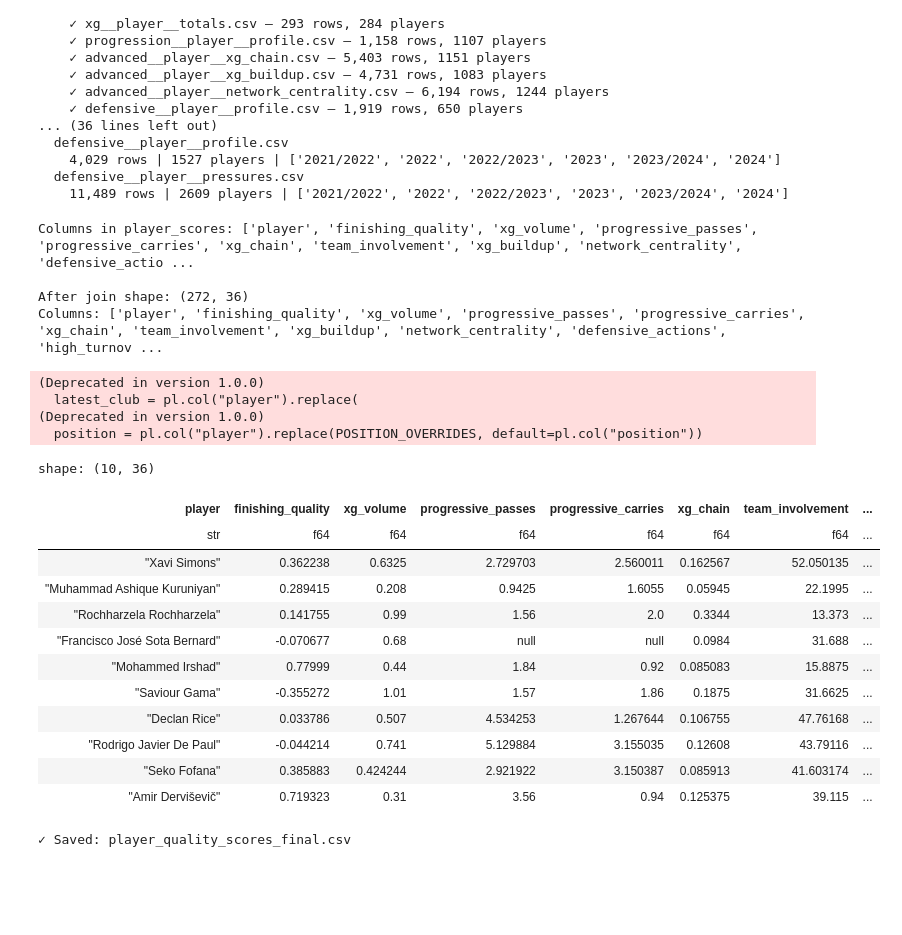
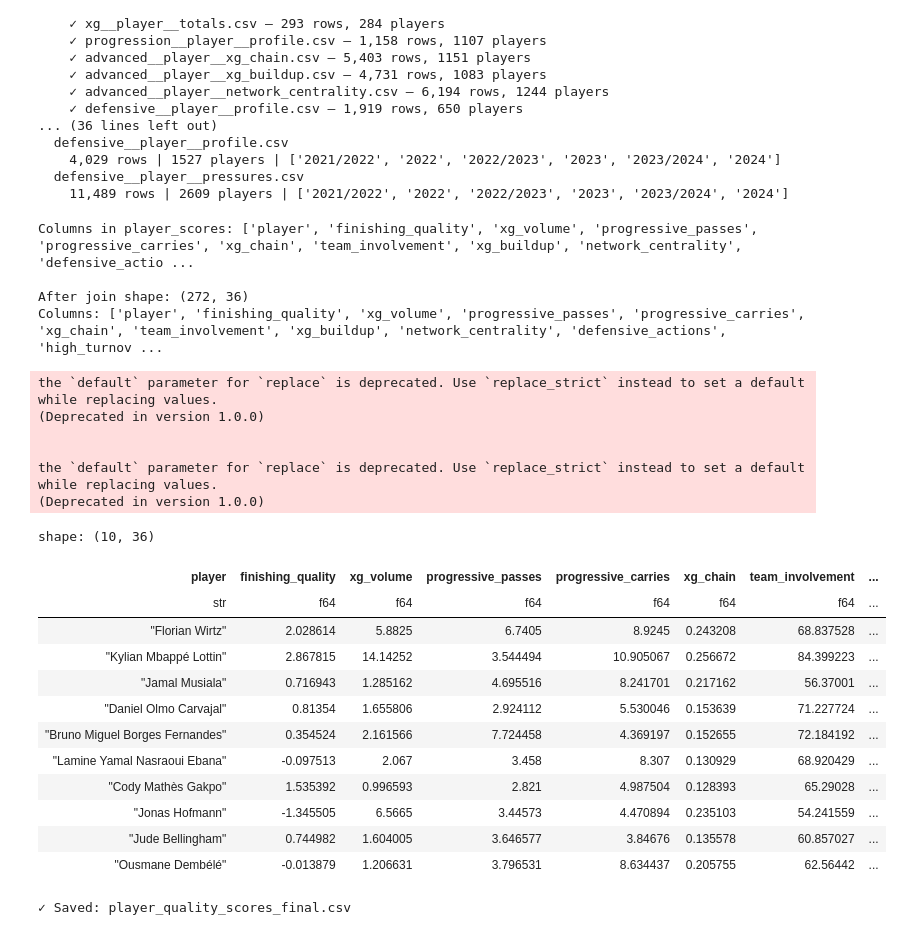
Before and after one commit to soh364/soccer-analytics-capstone-XOh, a Jupyter notebook: eda/EDA_Soomi.ipynb, the cells around one changed output. Drawn from its saved outputs; the diff is of its cells as text; code cells hidden in the pictures; blank space fills up the shorter version.

```diff
--- a/eda/EDA_Soomi.ipynb
+++ b/eda/EDA_Soomi.ipynb
@@ -581,46 +581,48 @@ print(f"\nColumns in player_scores: {existing_cols}")
 # Now join
 player_scores_merged = player_scores.join(latest_team_map, on='player', how='left')
 
 print(f"\nAfter join shape: {player_scores_merged.shape}")
 print(f"Columns: {player_scores_merged.columns}")
 
 # ============================================================================
 # STEP 4: Apply League Multiplier
 # ============================================================================
 
 player_scores_final = player_scores_merged.with_columns(
     pl.col('latest_club')
       .map_elements(PlayerQualityScorer.get_league_multiplier, return_dtype=pl.Float64)
       .alias('league_mult')
 ).sort('overall_quality', descending=True)
 # Check if overall_quality is already reasonable (0-100 range)
 
-display(player_scores_merged.head(10))
+display(player_scores_final.head(10))
 # Save
 player_scores_final.write_csv('../processed/player_quality_scores_final.csv')
 print("\n✓ Saved: player_quality_scores_final.csv")
 # %% [output]
 Columns in player_scores: ['player', 'finishing_quality', 'xg_volume', 'progressive_passes', 'progressive_carries', 'xg_chain', 'team_involvement', 'xg_buildup', 'network_centrality', 'defensive_actio ...
 
 After join shape: (272, 36)
 Columns: ['player', 'finishing_quality', 'xg_volume', 'progressive_passes', 'progressive_carries', 'xg_chain', 'team_involvement', 'xg_buildup', 'network_centrality', 'defensive_actions', 'high_turnov ...
+the `default` parameter for `replace` is deprecated. Use `replace_strict` instead to set a default while replacing values.
 (Deprecated in version 1.0.0)
-  latest_club = pl.col("player").replace(
+
+
+the `default` parameter for `replace` is deprecated. Use `replace_strict` instead to set a default while replacing values.
 (Deprecated in version 1.0.0)
-  position = pl.col("player").replace(POSITION_OVERRIDES, default=pl.col("position"))
 shape: (10, 36)
 | player | finishing_quality | xg_volume | progressive_passes | progressive_carries | xg_chain | team_involvement | ... |
 | str | f64 | f64 | f64 | f64 | f64 | f64 | ... |
-| "Xavi Simons" | 0.362238 | 0.6325 | 2.729703 | 2.560011 | 0.162567 | 52.050135 | ... |
-| "Muhammad Ashique Kuruniyan" | 0.289415 | 0.208 | 0.9425 | 1.6055 | 0.05945 | 22.1995 | ... |
-| "Rochharzela Rochharzela" | 0.141755 | 0.99 | 1.56 | 2.0 | 0.3344 | 13.373 | ... |
-| "Francisco José Sota Bernard" | -0.070677 | 0.68 | null | null | 0.0984 | 31.688 | ... |
-| "Mohammed Irshad" | 0.77999 | 0.44 | 1.84 | 0.92 | 0.085083 | 15.8875 | ... |
-| "Saviour Gama" | -0.355272 | 1.01 | 1.57 | 1.86 | 0.1875 | 31.6625 | ... |
-| "Declan Rice" | 0.033786 | 0.507 | 4.534253 | 1.267644 | 0.106755 | 47.76168 | ... |
-| "Rodrigo Javier De Paul" | -0.044214 | 0.741 | 5.129884 | 3.155035 | 0.12608 | 43.79116 | ... |
-| "Seko Fofana" | 0.385883 | 0.424244 | 2.921922 | 3.150387 | 0.085913 | 41.603174 | ... |
-| "Amir Derviševič" | 0.719323 | 0.31 | 3.56 | 0.94 | 0.125375 | 39.115 | ... |
+| "Florian Wirtz" | 2.028614 | 5.8825 | 6.7405 | 8.9245 | 0.243208 | 68.837528 | ... |
+| "Kylian Mbappé Lottin" | 2.867815 | 14.14252 | 3.544494 | 10.905067 | 0.256672 | 84.399223 | ... |
+| "Jamal Musiala" | 0.716943 | 1.285162 | 4.695516 | 8.241701 | 0.217162 | 56.37001 | ... |
+| "Daniel Olmo Carvajal" | 0.81354 | 1.655806 | 2.924112 | 5.530046 | 0.153639 | 71.227724 | ... |
+| "Bruno Miguel Borges Fernandes" | 0.354524 | 2.161566 | 7.724458 | 4.369197 | 0.152655 | 72.184192 | ... |
+| "Lamine Yamal Nasraoui Ebana" | -0.097513 | 2.067 | 3.458 | 8.307 | 0.130929 | 68.920429 | ... |
+| "Cody Mathès Gakpo" | 1.535392 | 0.996593 | 2.821 | 4.987504 | 0.128393 | 65.29028 | ... |
+| "Jonas Hofmann" | -1.345505 | 6.5665 | 3.44573 | 4.470894 | 0.235103 | 54.241559 | ... |
+| "Jude Bellingham" | 0.744982 | 1.604005 | 3.646577 | 3.84676 | 0.135578 | 60.857027 | ... |
+| "Ousmane Dembélé" | -0.013879 | 1.206631 | 3.796531 | 8.634437 | 0.205755 | 62.56442 | ... |
 ✓ Saved: player_quality_scores_final.csv
 # %%
 # Now call your functions using the 'visualization.' prefix
```
Also changed, not shown: parts of 4 cells of this notebook, 10 other files.
